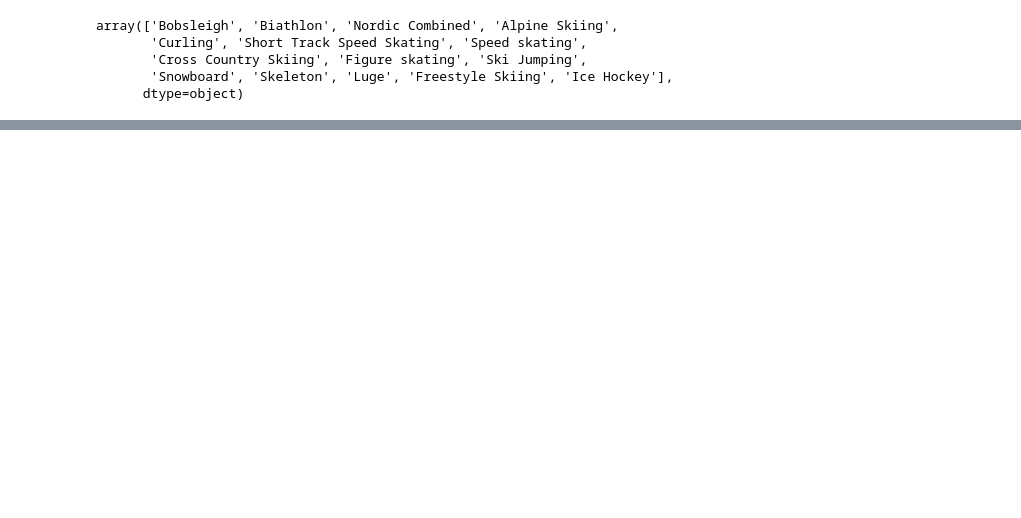
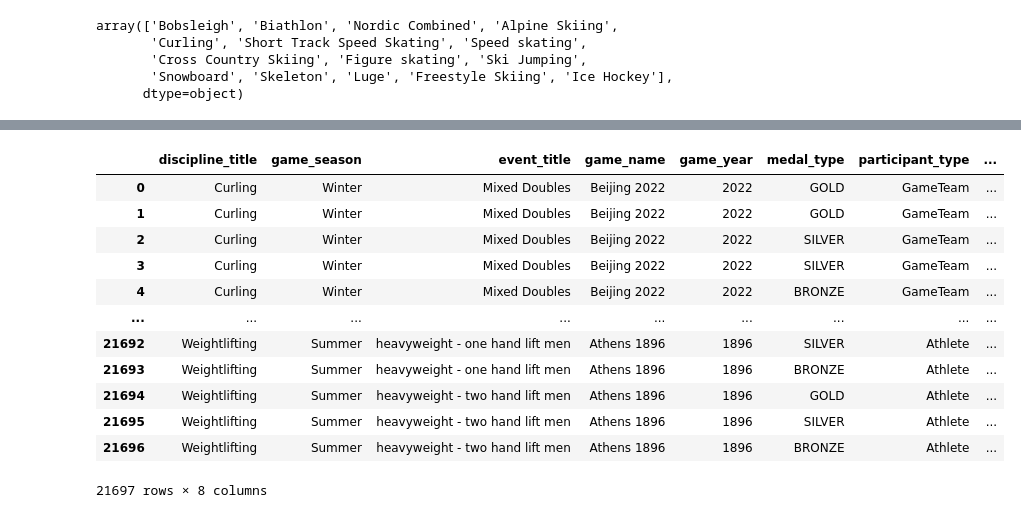
Before and after one commit to com-480-data-visualization/team_slo, a Jupyter notebook: src/processing/data_preprocessing.ipynb, the cells around one changed output, grey strips where cells are left out. Drawn from its saved outputs; the diff is of its cells as text; code cells hidden in the pictures; blank space fills up the shorter version.

Commit message:
Showing the 3 medalists

```diff
--- a/src/processing/data_preprocessing.ipynb
+++ b/src/processing/data_preprocessing.ipynb
@@ -594,3 +602,7 @@ beijing.to_csv(os.path.join(DATA_PATH, 'olympic_results_join.csv'), index=False)
 chamonix = df_results_two.query('game_name == "Chamonix 1924"')
 chamonix
 chamonix.to_csv(os.path.join(DATA_PATH, 'olympic_results_join.csv'), index=False)
+# %%
+## Add the medals to each edition
+df_results = pd.read_csv(os.path.join(DATA_PATH, 'olympic_results_join.csv'))
+df_medals = pd.read_csv(os.path.join(DATA_PATH, 'olympic_medals_join.csv'))
@@ -596,0 +645,21 @@ chamonix.to_csv(os.path.join(DATA_PATH, 'olympic_results_join.csv'), index=False
+# %%
+cols_of_interest = ['discipline_title','game_season','event_title','game_name','game_year', 'medal_type', 'athlete_full_name', 'country_3_letter_code', 'participant_type']
+
+#Take from df_medals only the columns of interest
+df_sorted = df_medals[cols_of_interest]
+# %%
+df_sorted
+# %% [output]
+|  | discipline_title | game_season | event_title | game_name | game_year | medal_type | participant_type | ... |
+| 0 | Curling | Winter | Mixed Doubles | Beijing 2022 | 2022 | GOLD | GameTeam | ... |
+| 1 | Curling | Winter | Mixed Doubles | Beijing 2022 | 2022 | GOLD | GameTeam | ... |
+| 2 | Curling | Winter | Mixed Doubles | Beijing 2022 | 2022 | SILVER | GameTeam | ... |
+| 3 | Curling | Winter | Mixed Doubles | Beijing 2022 | 2022 | SILVER | GameTeam | ... |
+| 4 | Curling | Winter | Mixed Doubles | Beijing 2022 | 2022 | BRONZE | GameTeam | ... |
+| ... | ... | ... | ... | ... | ... | ... | ... | ... |
+| 21692 | Weightlifting | Summer | heavyweight - one hand lift men | Athens 1896 | 1896 | SILVER | Athlete | ... |
+| 21693 | Weightlifting | Summer | heavyweight - one hand lift men | Athens 1896 | 1896 | BRONZE | Athlete | ... |
+| 21694 | Weightlifting | Summer | heavyweight - two hand lift men | Athens 1896 | 1896 | GOLD | Athlete | ... |
+| 21695 | Weightlifting | Summer | heavyweight - two hand lift men | Athens 1896 | 1896 | SILVER | Athlete | ... |
+| 21696 | Weightlifting | Summer | heavyweight - two hand lift men | Athens 1896 | 1896 | BRONZE | Athlete | ... |
+21697 rows × 8 columns
```
Also changed, not shown: parts of 20 cells of this notebook, 2 other files.
